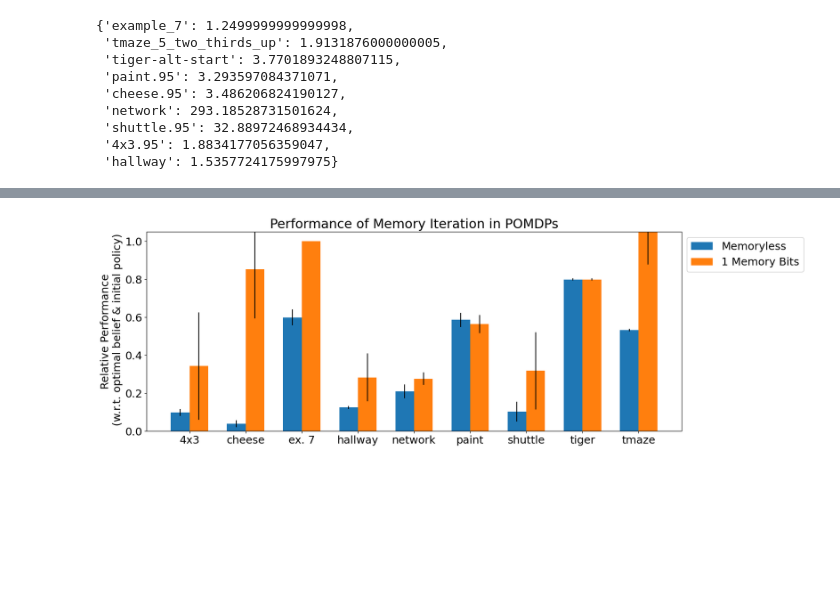
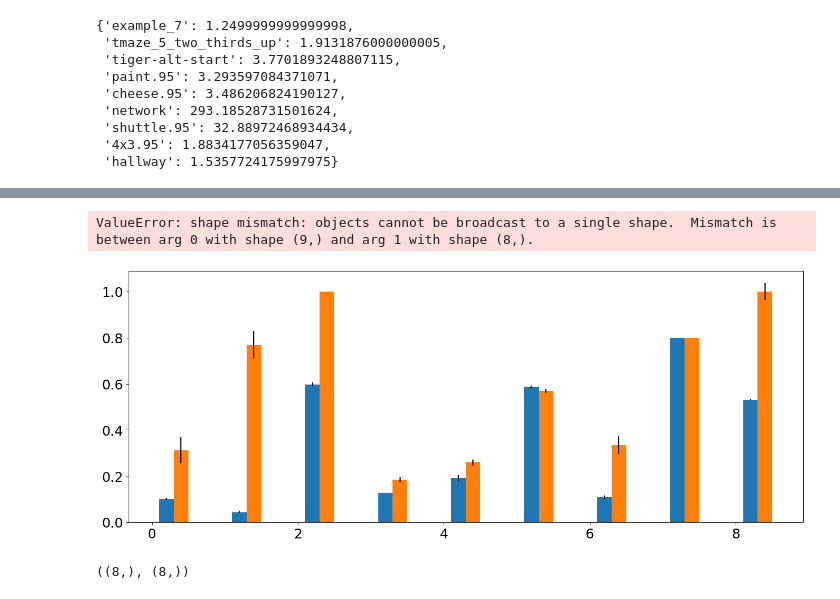
Before and after one commit to camall3n/grl, a Jupyter notebook: scripts/plotting/mi_performance.ipynb, the cells around one changed output, grey strips where cells are left out. Saved outputs shown, nothing was run; the diff lists cells and outputs as text; code cells hidden in the pictures; blank space fills up the shorter version.

Commit message:
update plot script

```diff
--- a/scripts/plotting/mi_performance.ipynb
+++ b/scripts/plotting/mi_performance.ipynb
@@ -18,7 +18,7 @@ plt.rcParams.update({'font.size': 18})
 from grl.utils import load_info
 from definitions import ROOT_DIR
 # %%
-results_dir = Path(ROOT_DIR, 'results', 'all_pomdps_mi_pi_obs_space')
+results_dir = Path(ROOT_DIR, 'results', 'final_analytical')
 # results_dir = Path(ROOT_DIR, 'results', 'prisoners_dilemma')
 # results_dir = Path(ROOT_DIR, 'results', 'pomdps_mi_dm')
 vi_results_dir = Path(ROOT_DIR, 'results', 'vi')
@@ -194,7 +211,12 @@ def maybe_spec_map(id: str):
 groups = normalized_df.groupby(split_by, as_index=False)
 means = groups.mean()
 means['init_improvement_perf'].clip(lower=0, upper=1, inplace=True)
+means['final_mem_perf'].clip(lower=0, upper=1, inplace=True)
+
 std_errs = groups.std()
+std_errs['init_improvement_perf'] /= np.sqrt(len(seeds))
+std_errs['final_mem_perf'] /= np.sqrt(len(seeds))
+
 num_n_mem = list(sorted(normalized_df['n_mem_states'].unique()))
 
 group_width = 1
@@ -210,33 +232,36 @@ x = np.arange(len(specs))
 
 init_improvement_perf_mean = np.array(means[means['n_mem_states'] == num_n_mem[0]]['init_improvement_perf'])
 init_improvement_perf_std = np.array(std_errs[std_errs['n_mem_states'] == num_n_mem[0]]['init_improvement_perf'])
 
 ax.bar(x + (0 + 1) * bar_width,
        init_improvement_perf_mean,
        bar_width,
        yerr=init_improvement_perf_std,
        label='Memoryless')
 
 for i, n_mem_states in enumerate(num_n_mem):
     curr_mem_mean = np.array(means[means['n_mem_states'] == n_mem_states]['final_mem_perf'])
     curr_mem_std = np.array(std_errs[std_errs['n_mem_states'] == n_mem_states]['final_mem_perf'])
     ax.bar(x + (i + 2) * bar_width,
            curr_mem_mean,
            bar_width,
            yerr=curr_mem_std,
            label=f"{int(np.log2(n_mem_states))} Memory Bits")
 
 ax.set_ylim([0, 1.05])
 ax.set_ylabel(f'Relative Performance\n (w.r.t. optimal {compare_to} & initial policy)')
 ax.set_xticks(x + group_width / 2)
 ax.set_xticklabels(xlabels)
 ax.legend(bbox_to_anchor=(1., 1.), framealpha=0.95)
 ax.set_title("Performance of Memory Iteration in POMDPs")
 
 downloads = Path().home() / 'Downloads'
 fig_path = downloads / f"{results_dir.stem}.pdf"
 fig.savefig(fig_path, bbox_inches='tight')
 # %% [output]
+ValueError: shape mismatch: objects cannot be broadcast to a single shape.  Mismatch is between arg 0 with shape (9,) and arg 1 with shape (8,).
-[figure, old version]
+[figure, new version]
 # %%
-results_dir
+curr_mem_std.shape, curr_mem_mean.shape
+# %% [output]
+((8,), (8,))
```
Also changed, not shown: parts of 2 cells of this notebook, 1 other file.
